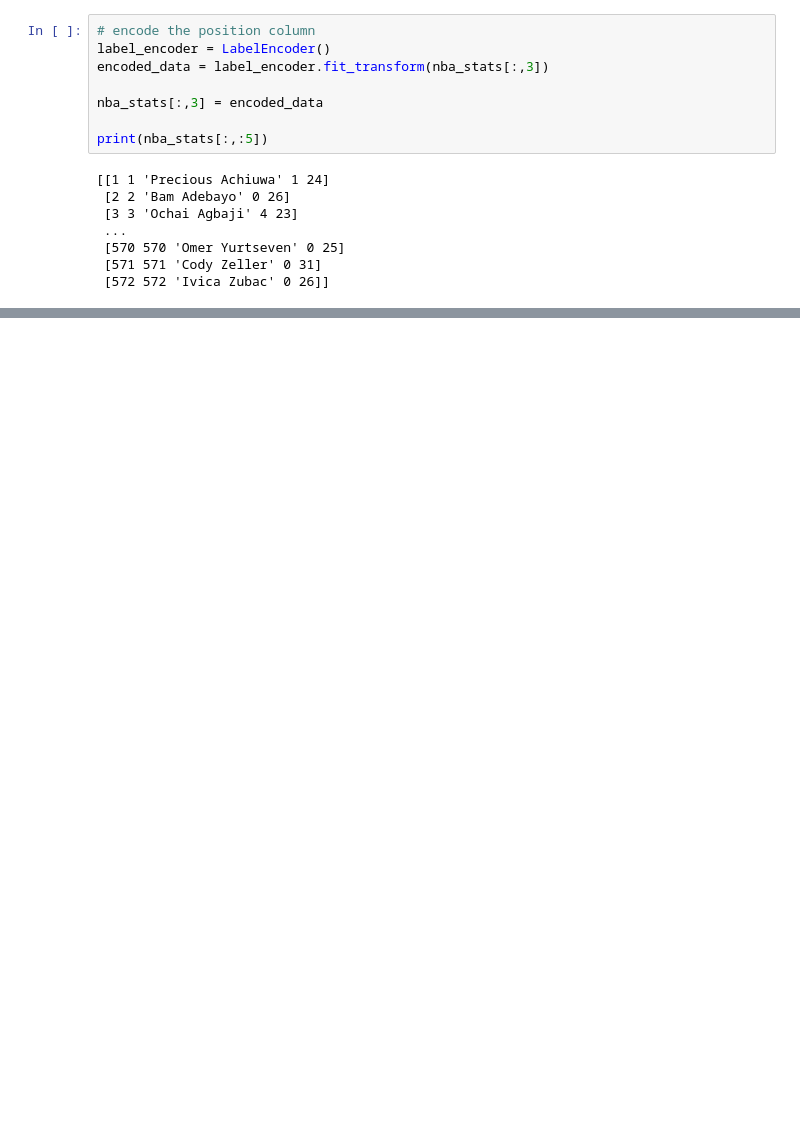
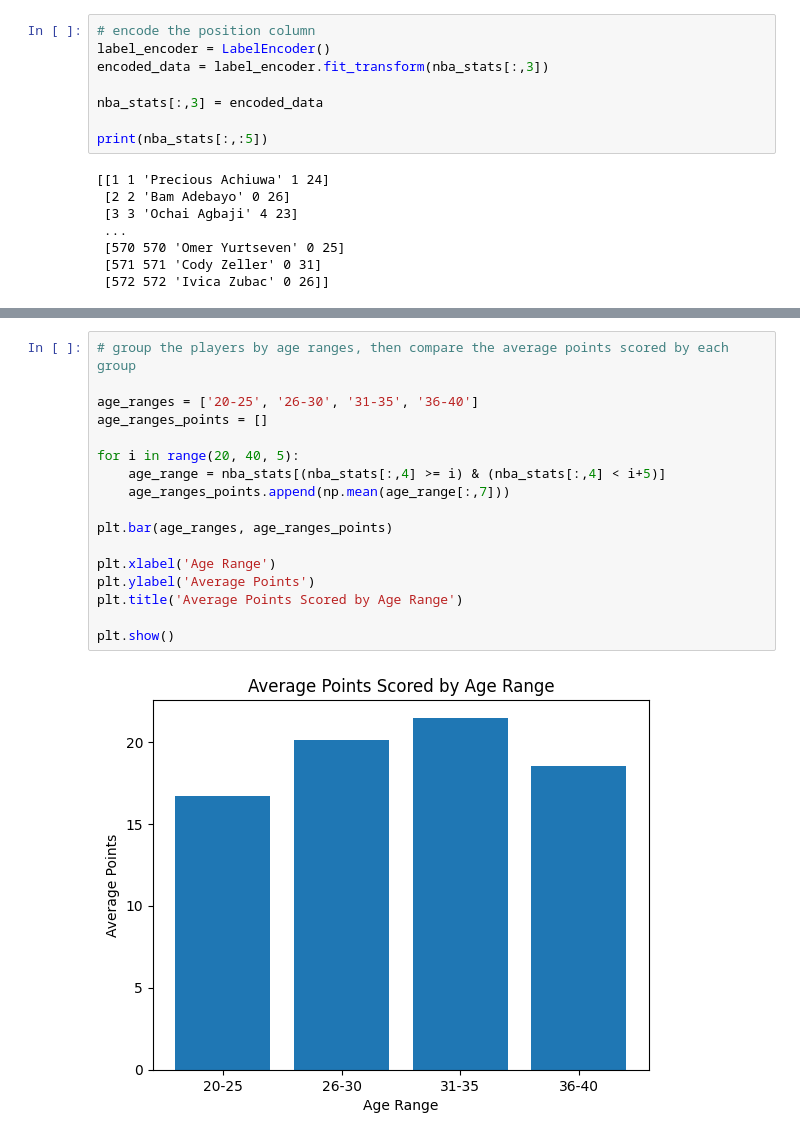
Before and after one commit to turnerburchard/csci347, a Jupyter notebook: finalproject/final.ipynb, the cells around one changed output, grey strips where cells are left out. Cells and saved outputs as stored; diff of their text form; blank space fills up the shorter version.

```diff
--- a/finalproject/final.ipynb
+++ b/finalproject/final.ipynb
@@ -35,0 +78,19 @@ print(nba_stats[:,:5])
+# %%
+# group the players by age ranges, then compare the average points scored by each group
+
+age_ranges = ['20-25', '26-30', '31-35', '36-40']
+age_ranges_points = []
+
+for i in range(20, 40, 5):
+    age_range = nba_stats[(nba_stats[:,4] >= i) & (nba_stats[:,4] < i+5)]
+    age_ranges_points.append(np.mean(age_range[:,7]))
+
+plt.bar(age_ranges, age_ranges_points)
+
+plt.xlabel('Age Range')
+plt.ylabel('Average Points')
+plt.title('Average Points Scored by Age Range')
+
+plt.show()
+# %% [output]
+[figure, added]
```
Also changed, not shown: parts of 8 cells of this notebook.
